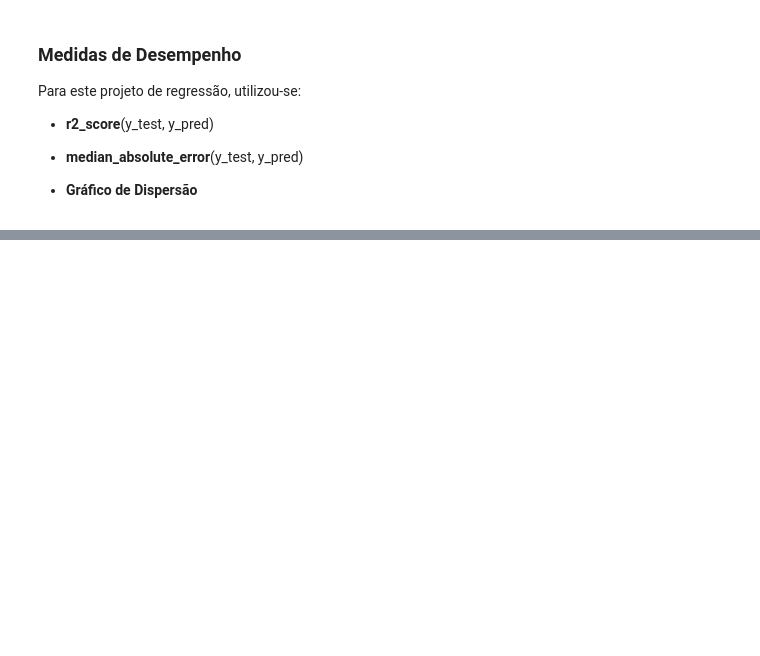
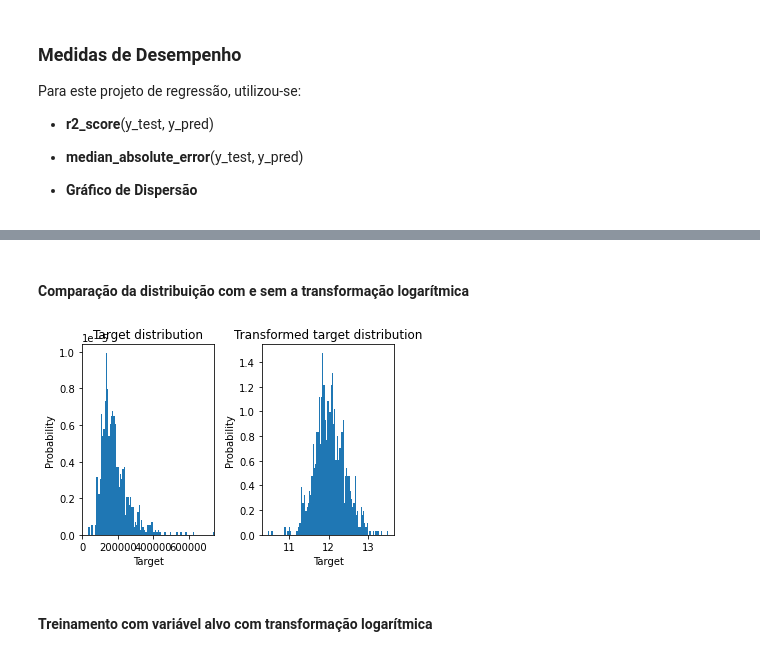
Before and after one commit to anisiobfilho/regression_neuralnetworks_univasf, a Jupyter notebook: RegressionByNeuralNetwork.ipynb, the cells around one changed output, grey strips where cells are left out. Saved outputs shown, nothing was run; the diff lists cells and outputs as text; code cells hidden in the pictures; blank space fills up the shorter version.

```diff
--- a/RegressionByNeuralNetwork.ipynb
+++ b/RegressionByNeuralNetwork.ipynb
@@ -44,4 +44,11 @@ X_train.sample(3)
 3 rows × 261 columns
+# %%
+# Converte em aray numpy a variável alvo
+y_train = y_train.SalePrice.to_numpy()
+y_train_log = y_train_log.SalePrice.to_numpy()
+
+y_test = y_test.SalePrice.to_numpy()
+y_test_log = y_test_log.SalePrice.to_numpy()
 # %% [markdown]
 ### Treinamento dos modelos
 # %%
@@ -142,0 +197,21 @@ plot_target_metricts(mlp, X_test, y_test)
+# %% [markdown]
+#### Comparação da distribuição com e sem a transformação logarítmica
+# %%
+f, (ax0, ax1) = plt.subplots(1, 2)
+
+ax0.hist(y_train, bins=100, density=True)
+ax0.set_xlim([0, max(y_train)])
+ax0.set_ylabel('Probability')
+ax0.set_xlabel('Target')
+ax0.set_title('Target distribution')
+
+ax1.hist(y_train_log, bins=100, density=True)
+ax1.set_ylabel('Probability')
+ax1.set_xlabel('Target')
+ax1.set_title('Transformed target distribution')
+
+f.tight_layout(rect=[0.05, 0.05, 0.95, 0.95])
+# %% [output]
+[figure, added]
+# %% [markdown]
+#### Treinamento com variável alvo com transformação logarítmica
```
Also changed, not shown: parts of 14 cells of this notebook.
